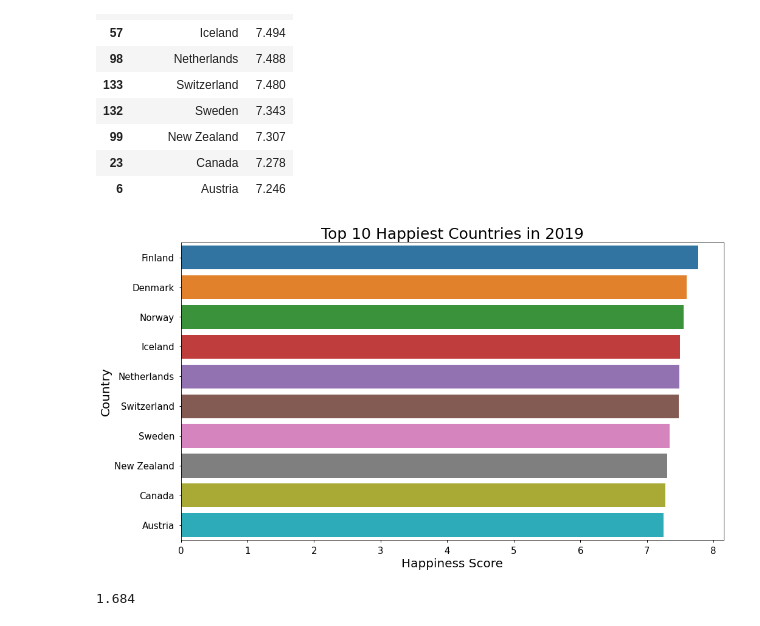
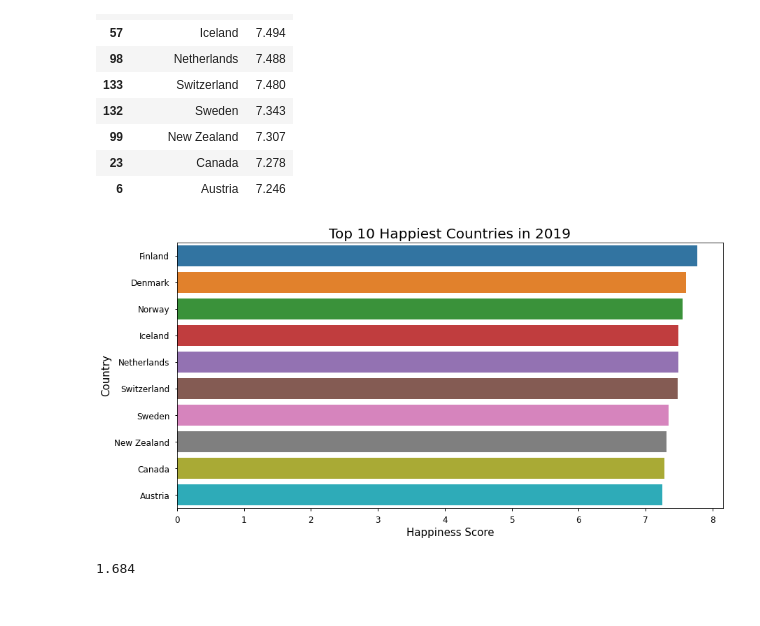
Before and after one commit to CristinaCod/World_Happiness_Report, a Jupyter notebook: 2019data.ipynb, the cells around one changed output. Saved outputs shown, nothing was run; the diff lists cells and outputs as text; code cells hidden in the pictures.

```diff
--- a/2019data.ipynb
+++ b/2019data.ipynb
@@ -72,16 +70,17 @@ table
 | 23 | Canada | 7.278 |
 | 6 | Austria | 7.246 |
 # %%
-plt.figure(figsize = (16, 9))
+plt.figure(figsize = (14, 7))
 sns.barplot(y = table['Country or region'], x = table['Score'])
 
-plt.title("Top 10 Happiest Countries in 2019", fontsize = 25)
-plt.xlabel("Happiness Score", fontsize = 20)
-plt.ylabel("Country", fontsize = 20)
-plt.xticks(fontsize = 15)
-plt.yticks(fontsize = 15);
+plt.title("Top 10 Happiest Countries in 2019", fontsize = 20)
+plt.xlabel("Happiness Score", fontsize = 15)
+plt.ylabel("Country", fontsize = 15)
+plt.xticks(fontsize = 12)
+plt.yticks(fontsize = 12)
+plt.savefig('2019_happy10.png') ;
 # %% [output]
-[figure, old version]
+[figure, new version]
 # %%
 column1 = precovid_df["GDP per capita"]
 max_value = column1.max()
```
Also changed, not shown: parts of 4 cells of this notebook, 1 other file.
